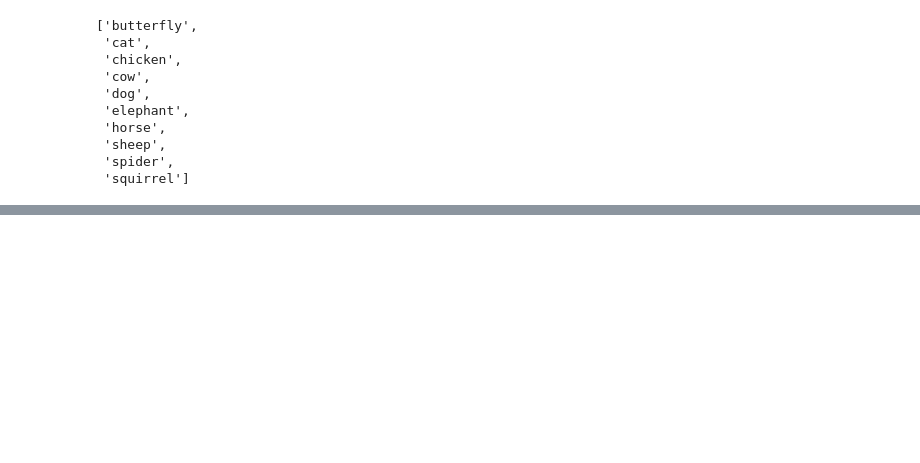
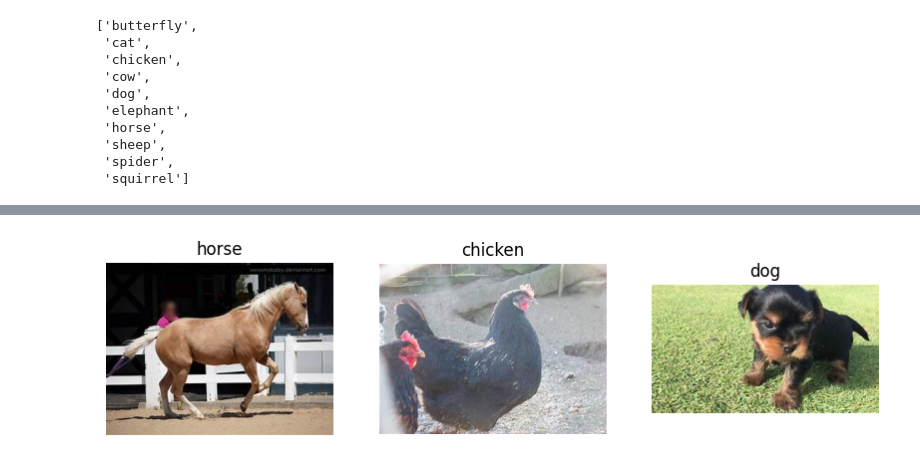
Before and after one commit to picessakresna/data, a Jupyter notebook: image-classification/imageclassification-animal-dicoding.ipynb, the cells around one changed output, grey strips where cells are left out. Saved outputs shown, nothing was run; the diff lists cells and outputs as text; code cells hidden in the pictures; blank space fills up the shorter version.

```diff
--- a/image-classification/imageclassification-animal-dicoding.ipynb
+++ b/image-classification/imageclassification-animal-dicoding.ipynb
@@ -46,8 +46,6 @@ classes_animal = {'dog': 'dog',
  'squirrel': 'squirrel'}
 
 for key, value in classes_animal.items():
-    source_path = f"D:/SELF/DATA/data-portofolio/image-classification/dataset/dataset/Animals-10/{value}"
-    if not os.path.exists(source_path):
-        os.makedirs(source_path)
+    source_path = f"D:/SELF/DATA/data-portofolio/image-classification/dataset/Animals-10/{value}"
     print(f"There are {len(os.listdir(source_path))} images of {value}")
 # %% [output]
@@ -100,15 +152,24 @@ for key, value in labels.items():
-# %%
-fig, ax = plt.subplots(nrows=1, ncols=5, figsize=(15, 15))
-idx = 0
-
-for i in range(1):
-    for j in range(5):
-        label = labels[np.argmax(train_generator[0][1][idx])]
-        ax[i, j].set_title(f"{label}")
-        ax[i, j].imshow(train_generator[0][0][idx][:, :, :])
-        ax[i, j].axis("off")
-        idx += 1
-
-plt.tight_layout()
-plt.suptitle("Sample Training Images", fontsize=21)
-plt.show()
+# %%
+import random
+
+fig, ax = plt.subplots(nrows=1, ncols=3, figsize=(10, 10))
+
+# Get a random sample of 3 classes
+random_classes = random.sample(list(labels.values()), 3)
+
+for i, value in enumerate(random_classes):
+    # Get a random image from the class folder
+    image_files = os.listdir(os.path.join(TRAINING_DIR, value))
+    random_image = random.choice(image_files)
+    image_path = os.path.join(TRAINING_DIR, value, random_image)
+
+    # Load and plot the image
+    image = plt.imread(image_path)
+    ax[i].imshow(image)
+    ax[i].set_title(value)
+    ax[i].axis('off')
+
+# Show the plot
+plt.show()
+# %% [output]
+[figure, added]
```
Also changed, not shown: parts of 20 cells of this notebook.
